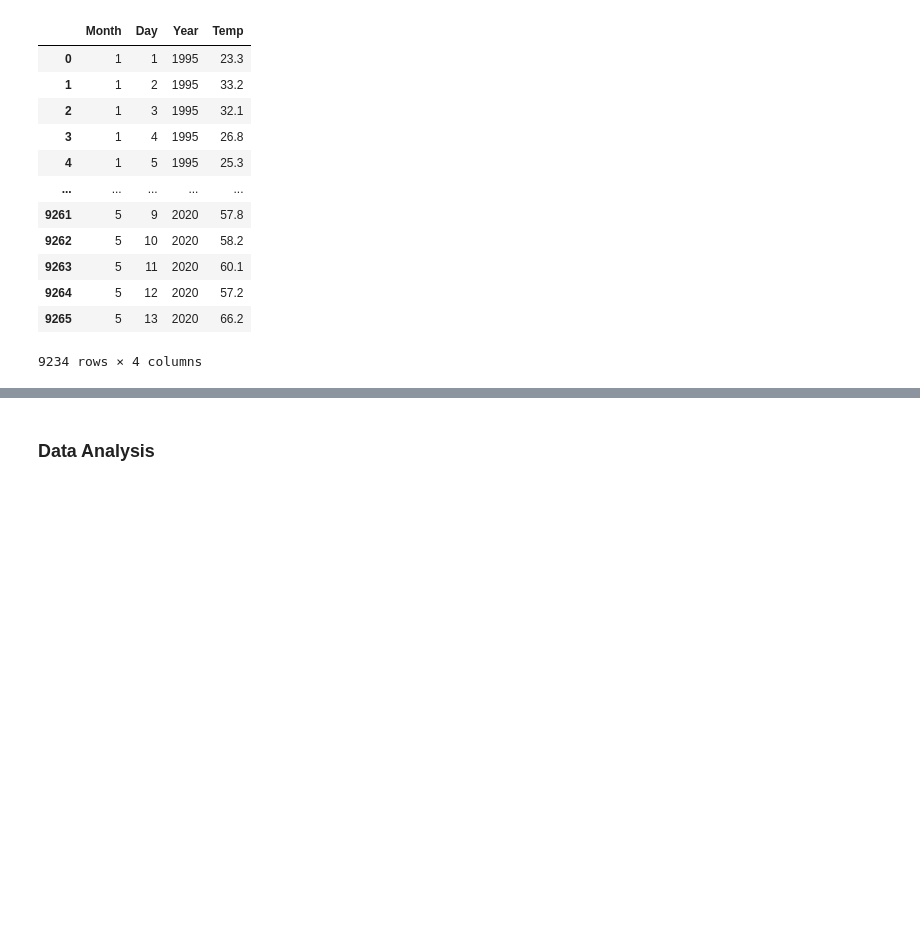
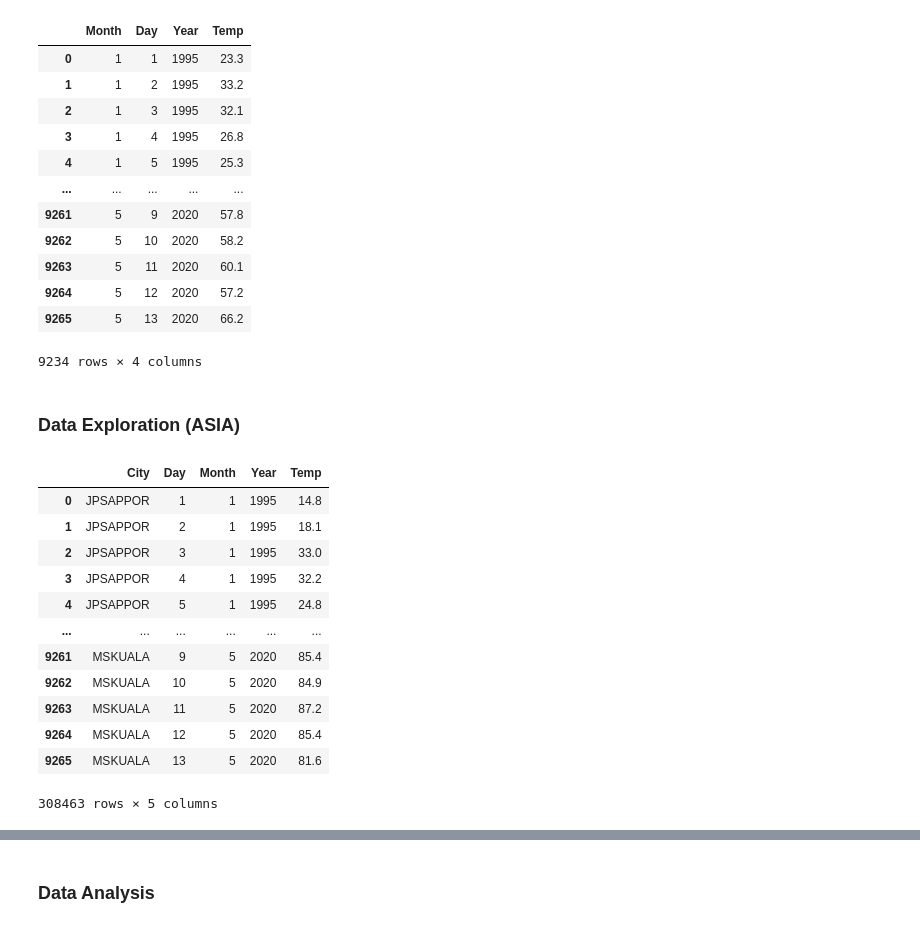
Before and after one commit to Wook22/UC-DAVIS, a Jupyter notebook: STA141B/STA141B.ipynb, the cells around one changed output, grey strips where cells are left out. Drawn from its saved outputs; the diff is of its cells as text; code cells hidden in the pictures; blank space fills up the shorter version.

```diff
--- a/STA141B/STA141B.ipynb
+++ b/STA141B/STA141B.ipynb
@@ -486,3 +541,30 @@ third_data
 9234 rows × 4 columns
 # %%
 #third_plot
+# %% [markdown]
+### Data Exploration (ASIA)
+# %%
+filenames_asia = glob.glob(os.path.join(os.getcwd(), "/Users/wook/Downloads/STA141B FINAL/allsites/asia", "*.txt"))
+dataframes_asia = []
+
+df_asia = pd.concat([pd.read_csv(fp,sep ='\s+',header=None).assign(City = os.path.basename(fp).split('.')[0])
+   for fp in filenames_asia
+])
+df_asia=df_asia.rename(columns={0:'Month',1:'Day',2:'Year',3:'Temp'})
+df_asia = df_asia[["City","Day","Month","Year","Temp"]]
+
+df_asia
+# %% [output]
+|  | City | Day | Month | Year | Temp |
+| 0 | JPSAPPOR | 1 | 1 | 1995 | 14.8 |
+| 1 | JPSAPPOR | 2 | 1 | 1995 | 18.1 |
+| 2 | JPSAPPOR | 3 | 1 | 1995 | 33.0 |
+| 3 | JPSAPPOR | 4 | 1 | 1995 | 32.2 |
+| 4 | JPSAPPOR | 5 | 1 | 1995 | 24.8 |
+| ... | ... | ... | ... | ... | ... |
+| 9261 | MSKUALA | 9 | 5 | 2020 | 85.4 |
+| 9262 | MSKUALA | 10 | 5 | 2020 | 84.9 |
+| 9263 | MSKUALA | 11 | 5 | 2020 | 87.2 |
+| 9264 | MSKUALA | 12 | 5 | 2020 | 85.4 |
+| 9265 | MSKUALA | 13 | 5 | 2020 | 81.6 |
+308463 rows × 5 columns
```
Also changed, not shown: parts of 12 cells of this notebook, 1 other file.
